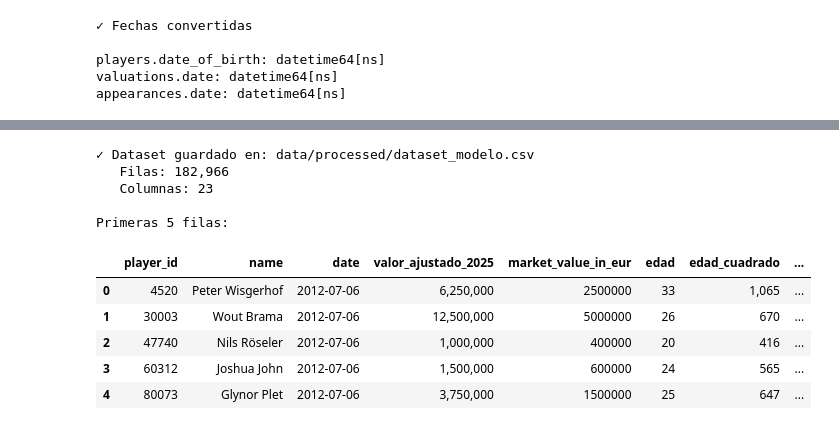
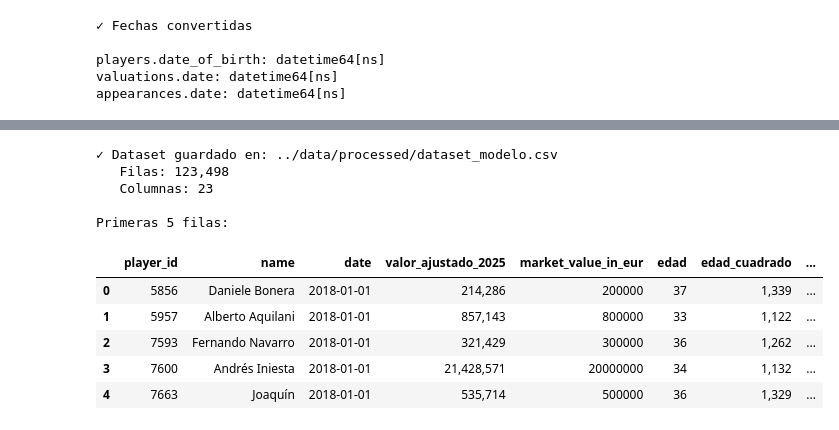
Before and after one commit to jancolome/football-valuator-mlops, a Jupyter notebook: notebooks/01_preparación_datos.ipynb, the cells around one changed output, grey strips where cells are left out. Drawn from its saved outputs; the diff is of its cells as text; code cells hidden in the pictures.

Commit message:
Add CI pipeline, dataset 2018+, modelo Gradient Boosting (R^2 log = 0.69) y tests automatizados

```diff
--- a/notebooks/01_preparación_datos.ipynb
+++ b/notebooks/01_preparación_datos.ipynb
@@ -185,13 +185,12 @@ players.date_of_birth: datetime64[ns]
 valuations.date: datetime64[ns]
 appearances.date: datetime64[ns]
 # %%
-# Filtrar solo valoraciones desde 2012 (mejor calidad de datos)
-fecha_corte = pd.Timestamp('2012-01-01')
-
+# Filtrar solo valoraciones desde 2018 (mercado post-explosión Neymar, más estable)
+fecha_corte = pd.Timestamp('2018-01-01')
 valuations_filtradas = valuations[valuations['date'] >= fecha_corte].copy()
 
 print(f"Valuations originales: {len(valuations):,}")
-print(f"Valuations desde 2012: {len(valuations_filtradas):,}")
+print(f"Valuations desde 2018: {len(valuations_filtradas):,}")
 print(f"Reducción: {(1 - len(valuations_filtradas)/len(valuations))*100:.1f}%")
 # %% [output]
 Valuations originales: 616,377
@@ -703,38 +642,38 @@ columnas_modelo = [
     # Target (lo que queremos predecir)
     'valor_ajustado_2025',  # ya ajustado a inflación 2025
     'market_value_in_eur',  # original sin ajustar (por si lo queremos comparar)
 
     # Features del jugador
     'edad', 'edad_cuadrado', 'position', 'sub_position',
     'foot', 'height_in_cm', 'country_of_citizenship', 'es_internacional',
 
     # Features de la ventana
     'goles_ventana', 'asistencias_ventana', 'partidos_ventana',
     'minutos_ventana', 'amarillas_ventana', 'rojas_ventana',
     'goles_por_minuto', 'asistencias_por_minuto', 'ratio_minutos',
     'tier_liga'
 ]
 
 dataset_final = dataset[columnas_modelo].copy()
 
 # Guardar
-ruta_salida = 'data/processed/dataset_modelo.csv'
+ruta_salida = '../data/processed/dataset_modelo.csv'
 dataset_final.to_csv(ruta_salida, index=False)
 
 print(f"✓ Dataset guardado en: {ruta_salida}")
 print(f"   Filas: {len(dataset_final):,}")
 print(f"   Columnas: {len(dataset_final.columns)}")
 print(f"\nPrimeras 5 filas:")
 dataset_final.head()
 # %% [output]
-✓ Dataset guardado en: data/processed/dataset_modelo.csv
-   Filas: 182,966
+✓ Dataset guardado en: ../data/processed/dataset_modelo.csv
+   Filas: 123,498
    Columnas: 23
 
 Primeras 5 filas:
 |  | player_id | name | date | valor_ajustado_2025 | market_value_in_eur | edad | edad_cuadrado | ... |
-| 0 | 4520 | Peter Wisgerhof | 2012-07-06 | 6,250,000 | 2500000 | 33 | 1,065 | ... |
-| 1 | 30003 | Wout Brama | 2012-07-06 | 12,500,000 | 5000000 | 26 | 670 | ... |
-| 2 | 47740 | Nils Röseler | 2012-07-06 | 1,000,000 | 400000 | 20 | 416 | ... |
-| 3 | 60312 | Joshua John | 2012-07-06 | 1,500,000 | 600000 | 24 | 565 | ... |
-| 4 | 80073 | Glynor Plet | 2012-07-06 | 3,750,000 | 1500000 | 25 | 647 | ... |
+| 0 | 5856 | Daniele Bonera | 2018-01-01 | 214,286 | 200000 | 37 | 1,339 | ... |
+| 1 | 5957 | Alberto Aquilani | 2018-01-01 | 857,143 | 800000 | 33 | 1,122 | ... |
+| 2 | 7593 | Fernando Navarro | 2018-01-01 | 321,429 | 300000 | 36 | 1,262 | ... |
+| 3 | 7600 | Andrés Iniesta | 2018-01-01 | 21,428,571 | 20000000 | 34 | 1,132 | ... |
+| 4 | 7663 | Joaquín | 2018-01-01 | 535,714 | 500000 | 36 | 1,329 | ... |
```
Also changed, not shown: parts of 14 cells of this notebook, 9 other files.
